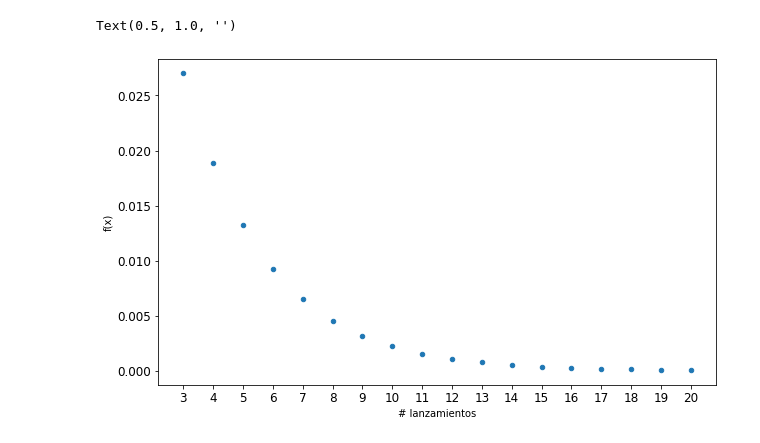
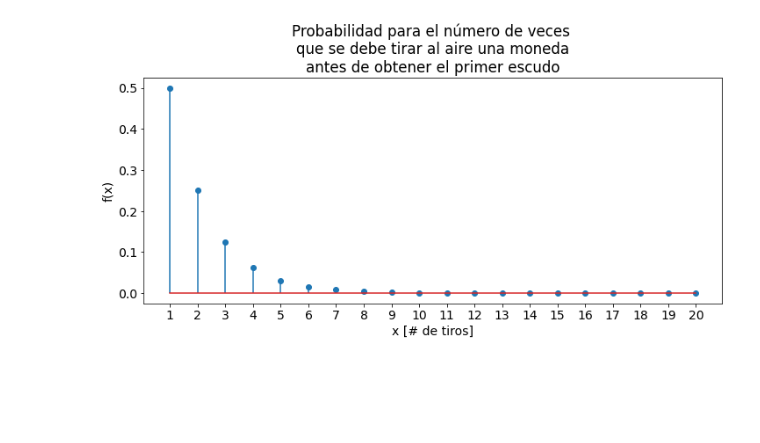
Before and after one commit to FlowsyCurls/2022_PROBABILIDAD_TAREA2, a Jupyter notebook: main.ipynb, the cells around one changed output. Drawn from its saved outputs; the diff is of its cells as text; code cells hidden in the pictures; blank space fills up the shorter version.

```diff
--- a/main.ipynb
+++ b/main.ipynb
@@ -40,35 +1,29 @@ plt.show()
-# %%
-from scipy.stats import nbinom
-import matplotlib.pyplot as plt
-
-# fig, ax = plt.subplots(figsize=(30*cm, 12*cm))
-# n, p = 3, 0.3
-# x = np.arange(nbinom.ppf(0.01, n, p), nbinom.ppf(0.99, n, p))
-
-# ax.plot(x, nbinom.pmf(x, n, p), 'bo', color='r', ms=8, label='nbinom pmf')
-# ax.vlines(x, 0, nbinom.pmf(x, n, p), colors='r', lw=5, alpha=0.4)
-# ax.set_title('fmp nbinom | Moneda Truco')
-# plt.xticks(x)
-# plt.show()
-
-# # Calculo de funcion de masa de probabilidad.
-p, r= 0.3, 3
-x,y = [],[]
-for i in range(3,21):
-      x.append(str(i))
-      fx = (p**r)*((1-p)**(i-r))
-      y.append(fx)
-
-data={'# lanzamientos':x, 'f(x)':y} # Prepare data.
-df = pd.DataFrame(data = data)      # Load data into DataFrame
-# Draw a scatter plot and here size of dots determined by age of person
-df.plot.scatter(x = '# lanzamientos',
-                y = 'f(x)',
-                fontsize=12,
-                figsize=[10,6],
-                )
-plt.plot()
-plt.title("")
-# %% [output]
-Text(0.5, 1.0, '')
-[figure, removed]
+# %%
+import pandas as pd
+import matplotlib.pyplot as plt
+
+# Calculo de funcion de masa de probabilidad.
+p = 0.5
+x,y = [],[]
+for i in range(1,21):
+      x.append(str(i))
+      fx = p*(1-p)**(i-1)
+      y.append(fx)
+
+# Prepare data.
+data={'attempts':x, 'probability':y}
+# Load data into DataFrame
+df = pd.DataFrame(data = data)
+# Draw a stem plot.
+plt.stem(df.attempts,df.probability)
+plt.xlabel('x [# de tiros]')
+plt.ylabel('f(x)')
+plt.title('Probabilidad para el número de veces \n'+
+          'que se debe tirar al aire una moneda\n'+
+          'antes de obtener el primer escudo')
+cm = 1/2.54
+plt.rcParams['figure.figsize'] = (30*cm, 12*cm)
+plt.rcParams.update({'font.size': 14})
+plt.show()
+# %% [output]
+[figure, added]
```
Also changed, not shown: parts of 2 cells of this notebook, 1 other file.
